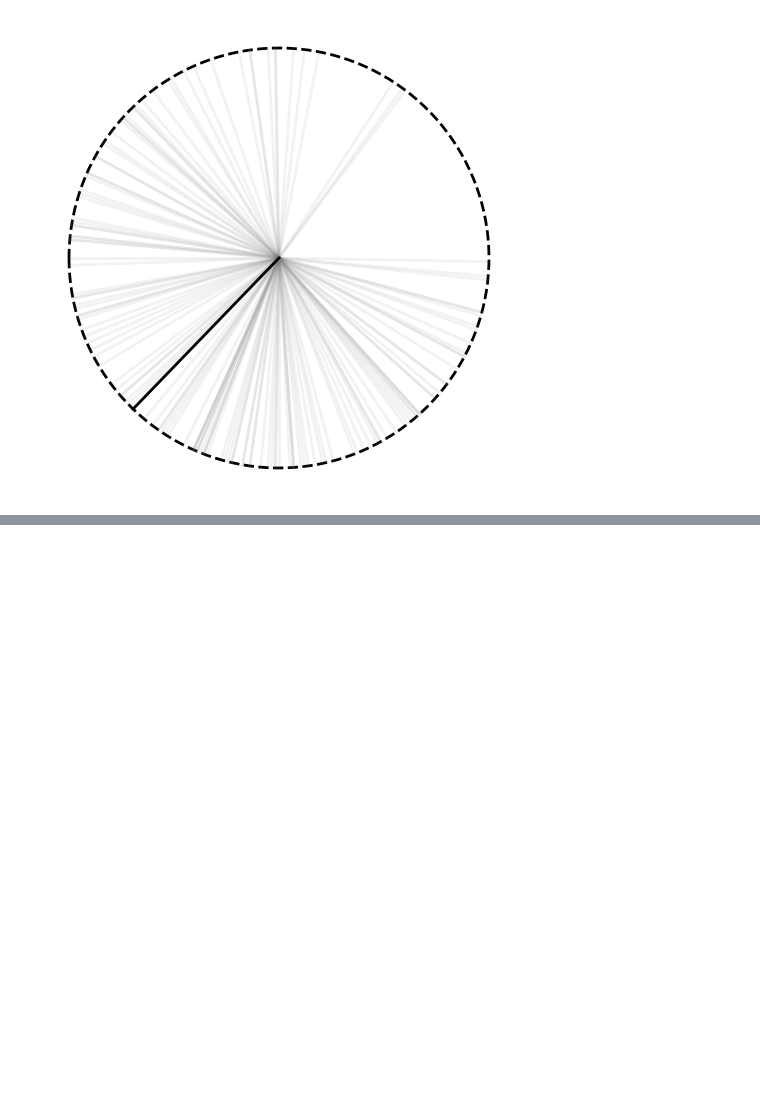
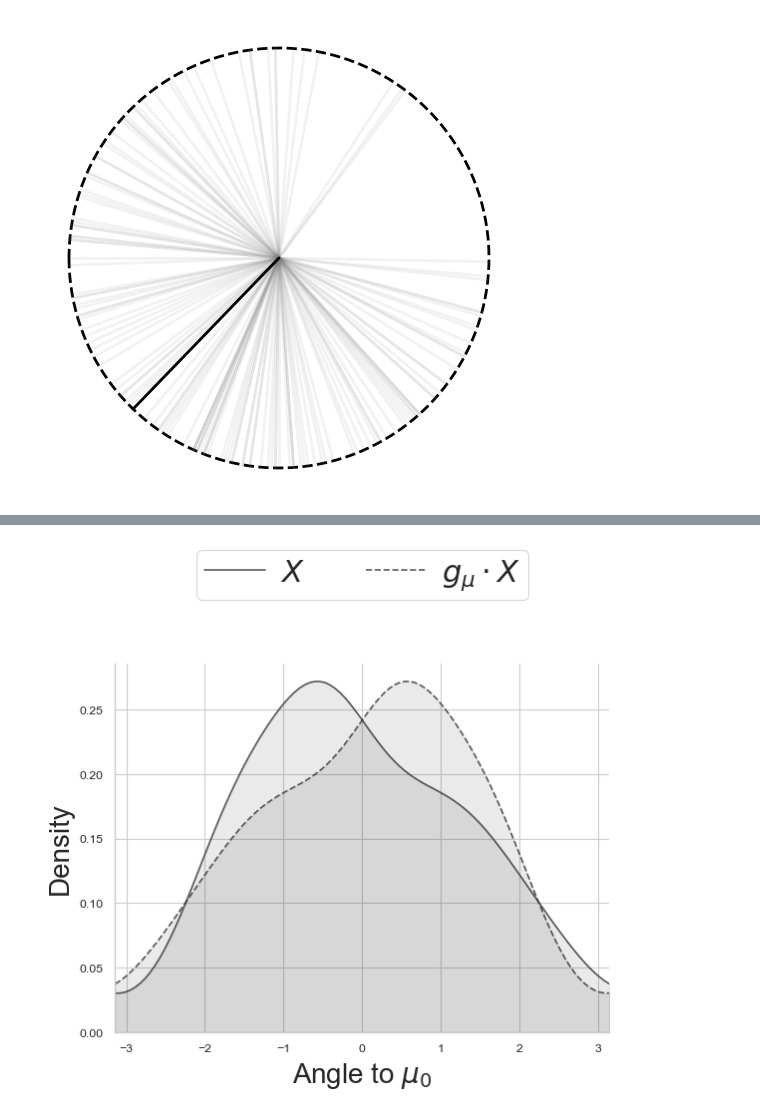
Before and after one commit to matthieubulte/meantesting, a Jupyter notebook: wind.ipynb, the cells around one changed output, grey strips where cells are left out. Drawn from its saved outputs; the diff is of its cells as text; code cells hidden in the pictures; blank space fills up the shorter version.

```diff
--- a/wind.ipynb
+++ b/wind.ipynb
@@ -243,0 +222,53 @@ Array([1.7989191, 1.7563211, 1.796495 , ..., 1.7171793, 1.7954193,
+# %%
+from scipy import stats
+
+
+def circular_kde(angles, n_points=100):
+    extended_data = np.concatenate([angles - 2 * np.pi, angles, angles + 2 * np.pi])
+    kde = stats.gaussian_kde(extended_data, bw_method=0.1)
+
+    # Evaluate only on the [-π, π] range
+    x = np.linspace(-np.pi, np.pi, n_points)
+    density = kde(x)
+
+    # Adjust for the replicated data by adding densities at wrap points
+    density += kde(x - 2 * np.pi) + kde(x + 2 * np.pi)
+    return x, density
+
+
+x_mirrored = mirror_vecs(S, mu_0, X)
+
+angles_original = jnp.arctan2(jnp.cross(X, mu_0), jnp.dot(X, mu_0))
+angles_mirrored = jnp.arctan2(jnp.cross(x_mirrored, mu_0), jnp.dot(x_mirrored, mu_0))
+
+x1, y1 = circular_kde(angles_original)
+x2, y2 = circular_kde(angles_mirrored)
+
+plt.plot(x1, y1, color="#333333", linestyle="-", label=r"$X$", alpha=0.8)
+plt.fill_between(x1, y1, color="#333333", alpha=0.1)
+plt.plot(x2, y2, color="#333333", linestyle="--", label=r"$g_\mu \cdot X$", alpha=0.8)
+plt.fill_between(x2, y2, color="#333333", alpha=0.1)
+
+plt.xlim(-np.pi, np.pi)
+plt.ylim(0)
+plt.xlabel(r"Angle to $\mu_0$")
+plt.ylabel("Density")
+plt.gca().spines["top"].set_visible(False)
+plt.gca().spines["right"].set_visible(False)
+plt.legend(
+    loc="upper center",
+    bbox_to_anchor=(0.5, 1.35),
+    ncol=2,
+    handlelength=2.0,
+    handletextpad=0.5,
+    prop={"size": 22},
+    borderpad=0.25,
+)
+
+plt.savefig(
+    "./plots/wind_sym.pdf",
+    bbox_inches="tight",
+    transparent=True,
+)
+# %% [output]
+[figure, added]
```
Also changed, not shown: parts of 8 cells of this notebook, 3 other files.
